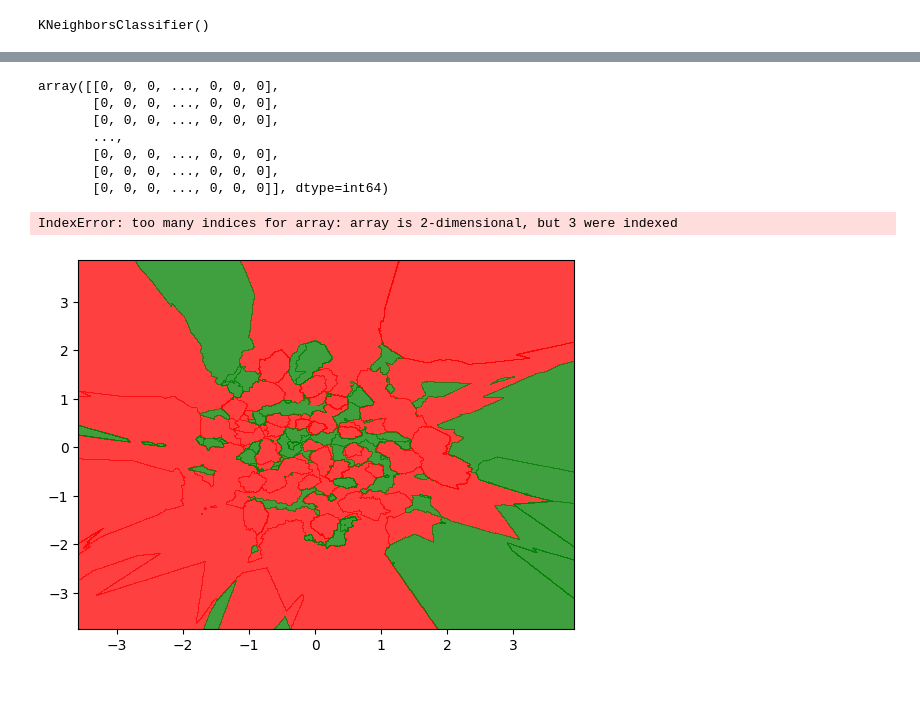
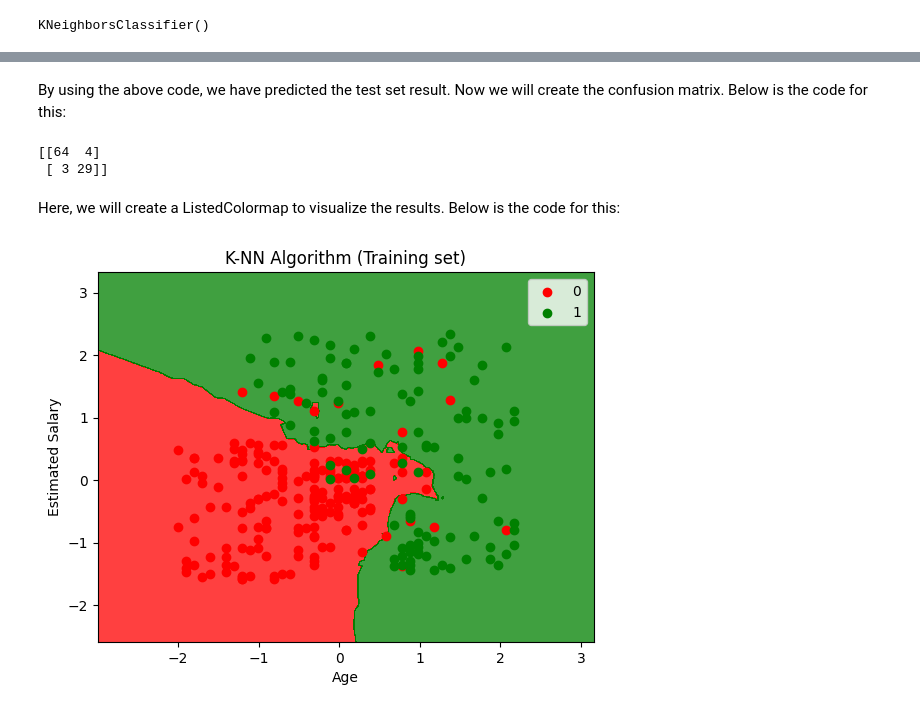
Before and after one commit to Paxyifier/AIML-Practicals, a Jupyter notebook: 19-AIML-Practical-4.ipynb, the cells around one changed output, grey strips where cells are left out. Drawn from its saved outputs; the diff is of its cells as text; code cells hidden in the pictures.

```diff
--- a/19-AIML-Practical-4.ipynb
+++ b/19-AIML-Practical-4.ipynb
@@ -58,0 +90,5 @@ y
+# %%
+# df = pd.read_csv('Stores.csv')
+# Knn Classification is not working on my dataset, so i am using user_data.csv
+df = pd.read_csv('User_Data.csv')
+df
@@ -58,0 +109,3 @@ y
+# %%
+x= df.iloc[:, [2,3]].values
+y= df.iloc[:, 4].values
@@ -92,32 +141,29 @@ array([49540, 36210, 35120, 37720, 35220, 46760, 35680, 58540, 48560,
+# %% [markdown]
+By using the above code, we have predicted the test set result. Now we will create the confusion matrix. Below is the code for this:
 # %%
 from sklearn.metrics import confusion_matrix
 cm = confusion_matrix(y_test, y_pred)
-cm
+print(cm)
 # %% [output]
-array([[0, 0, 0, ..., 0, 0, 0],
-       [0, 0, 0, ..., 0, 0, 0],
-       [0, 0, 0, ..., 0, 0, 0],
-       ...,
-       [0, 0, 0, ..., 0, 0, 0],
-       [0, 0, 0, ..., 0, 0, 0],
-       [0, 0, 0, ..., 0, 0, 0]], dtype=int64)
+[[64  4]
+ [ 3 29]]
+# %% [markdown]
+Here, we will create a ListedColormap to visualize the results. Below is the code for this:
 # %%
 #Visulaizing the trianing set result
 from matplotlib.colors import ListedColormap
 x_set, y_set = x_train, y_train
-x1, x2 = np.meshgrid(np.arange(start = x_set[:, 0].min() - 1, stop = x_set[:, 0].max() + 1, step  =0.01),
-np.arange(start = x_set[:, 1].min() - 1, stop = x_set[:, 1].max() + 1, step = 0.01))
+x1, x2 = np.meshgrid(np.arange(start = x_set[:, 0].min() - 1, stop = x_set[:, 0].max() + 1, step  =0.01), np.arange(start = x_set[:, 1].min() - 1, stop = x_set[:, 1].max() + 1, step = 0.01))
 plt.contourf(x1, x2, classifier.predict(np.array([x1.ravel(), x2.ravel()]).T).reshape(x1.shape),alpha = 0.75, cmap = ListedColormap(('red','green' )))
 plt.xlim(x1.min(), x1.max())
 plt.ylim(x2.min(), x2.max())
 for i, j in enumerate(np.unique(y_set)):
     plt.scatter(x_set[y_set == j, 0], x_set[y_set == j, 1],
         c = ListedColormap(('red', 'green'))(i), label = j)
 plt.title('K-NN Algorithm (Training set)')
 plt.xlabel('Age')
 plt.ylabel('Estimated Salary')
 plt.legend()
 plt.show()
 # %% [output]
-IndexError: too many indices for array: array is 2-dimensional, but 3 were indexed
-[figure, old version]
+[figure, new version]
```
Also changed, not shown: parts of 22 cells of this notebook, 12 other files.
